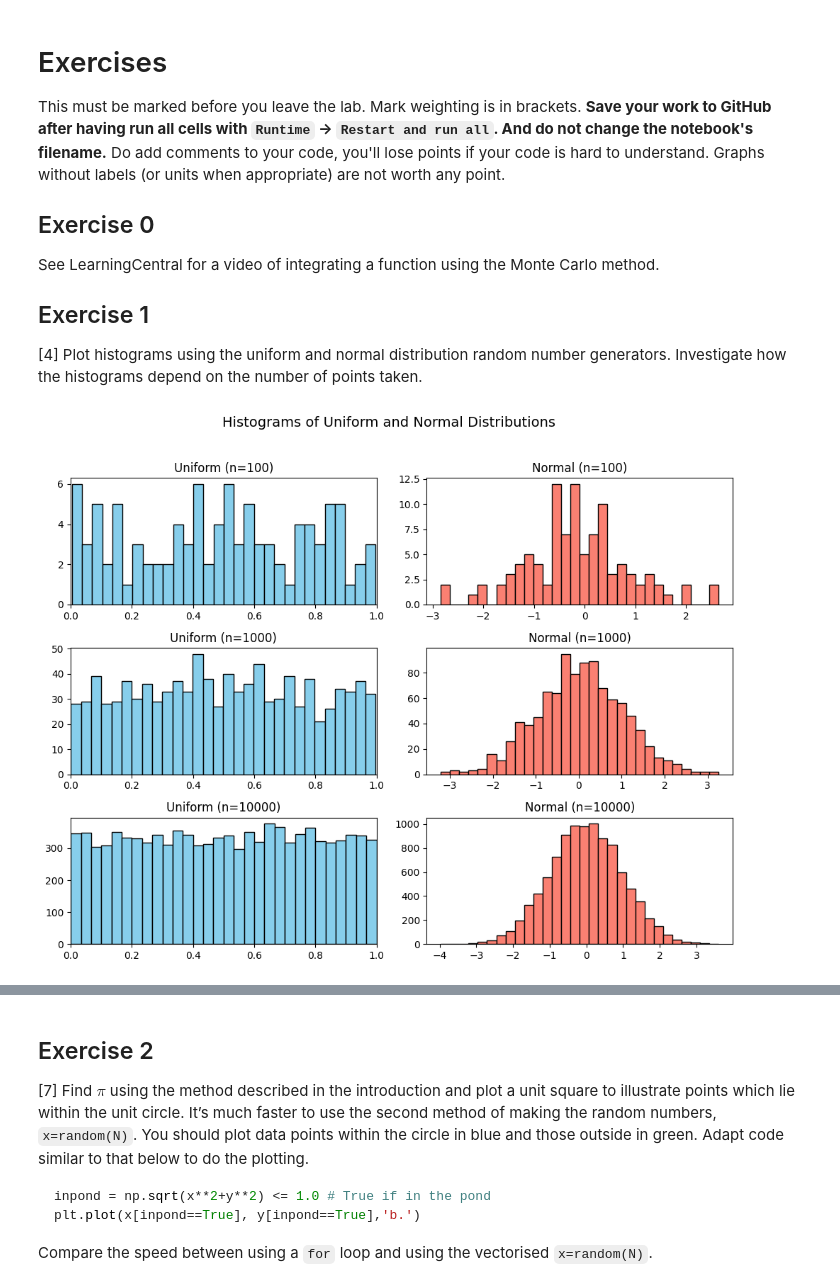
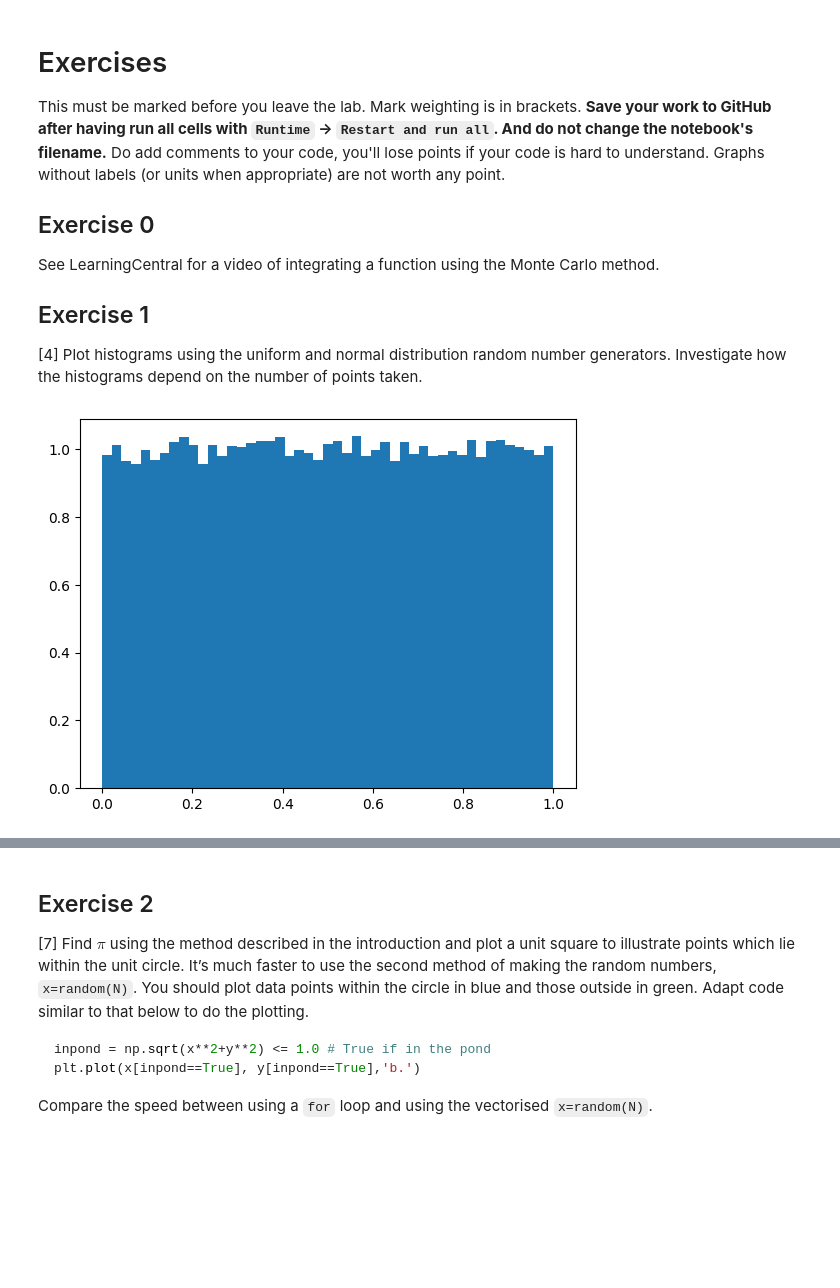
Before and after one commit to PX2145-2025/week-6-b-becca123427, a Jupyter notebook: monte_carlo.ipynb, the cells around one changed output, grey strips where cells are left out. Saved outputs shown, nothing was run; the diff lists cells and outputs as text; code cells hidden in the pictures; blank space fills up the shorter version.

```diff
--- a/monte_carlo.ipynb
+++ b/monte_carlo.ipynb
@@ -187,46 +187,11 @@ taken.
 # %%
 import numpy as np
 from numpy.random import random, normal, seed
 import matplotlib.pyplot as plt
 
 # make the uniform random data ...
 N = int(1e5)
-x = np.zeros(N)
-for i in range(N): # very slow to loop like this
-    x[i] = random()
-# the histogram of the data
-plt.hist(x, bins='auto',density=True);
-
-# make the uniform random data ...
-N = int(1e5)
 x = random(N)
 plt.hist(x, bins='auto',density=True);
+# %% [output]
+[figure, added]
-# %%
-import numpy as np
-import matplotlib.pyplot as plt
-
-# Sample sizes to investigate
-sample_sizes = [100, 1000, 10000]
-
-# Set up the figure
-fig, axes = plt.subplots(len(sample_sizes), 2, figsize=(10, 8))
-fig.suptitle("Histograms of Uniform and Normal Distributions", fontsize=14)
-
-for i, size in enumerate(sample_sizes):
-    # Generate random numbers
-    uniform_data = np.random.uniform(0, 1, size)
-    normal_data = np.random.normal(0, 1, size)
-
-    # Plot uniform distribution histogram
-    axes[i, 0].hist(uniform_data, bins=30, color='skyblue', edgecolor='black')
-    axes[i, 0].set_title(f"Uniform (n={size})")
-    axes[i, 0].set_xlim(0, 1)
-
-    # Plot normal distribution histogram
-    axes[i, 1].hist(normal_data, bins=30, color='salmon', edgecolor='black')
-    axes[i, 1].set_title(f"Normal (n={size})")
-
-plt.tight_layout(rect=[0, 0, 1, 0.96])
-plt.show()
-# %% [output]
-[figure, removed]
```
Also changed, not shown: parts of 13 cells of this notebook.
